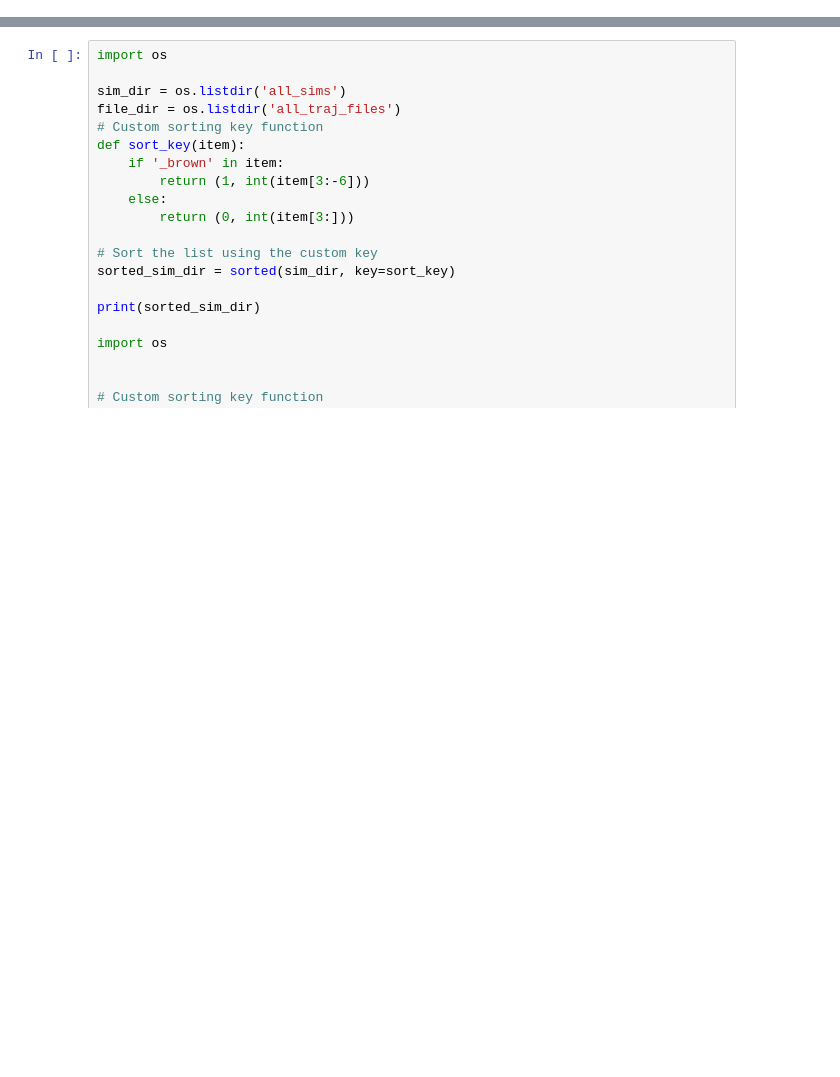
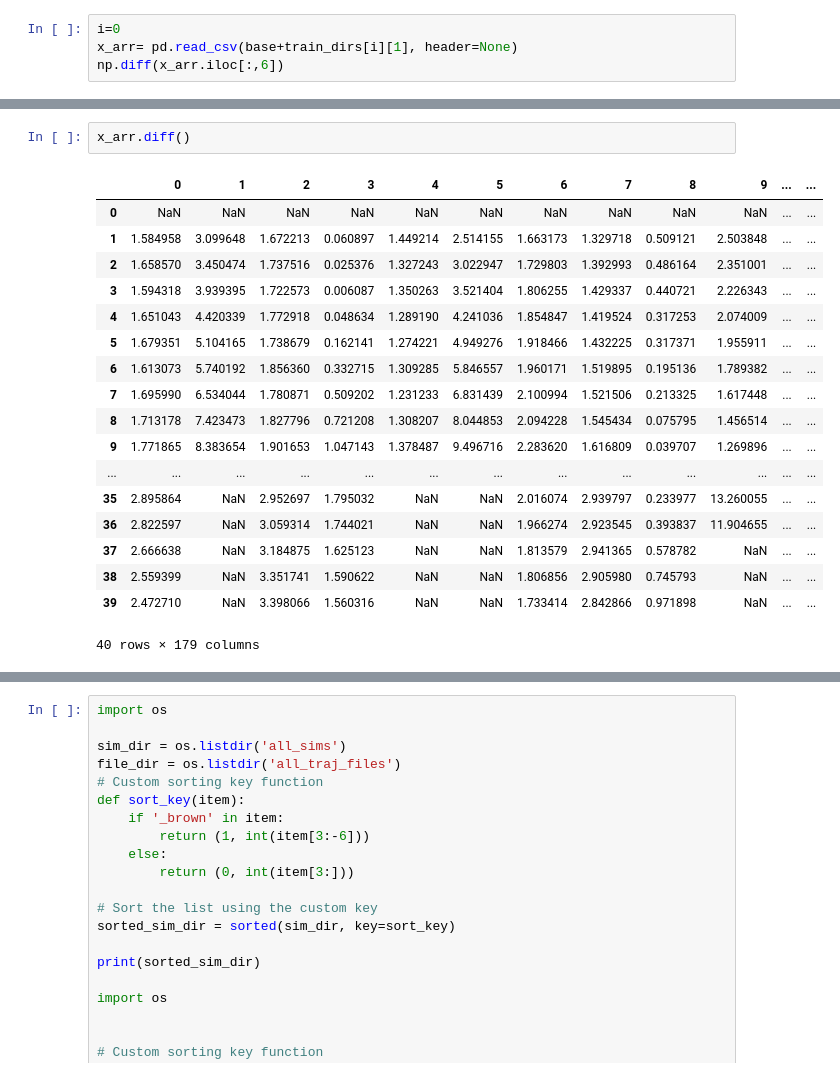
Before and after one commit to mberghouse/DeepTrackStat, a Jupyter notebook: Angle-distribution-NN.ipynb, the cells around one changed output, grey strips where cells are left out. Saved outputs shown, nothing was run; the diff lists cells and outputs as text; blank space fills up the shorter version.

```diff
--- a/Angle-distribution-NN.ipynb
+++ b/Angle-distribution-NN.ipynb
@@ -0,0 +110,4 @@
+# %%
+i=0
+x_arr= pd.read_csv(base+train_dirs[i][1], header=None)
+np.diff(x_arr.iloc[:,6])
@@ -0,0 +123,21 @@
+# %%
+x_arr.diff()
+# %% [output]
+|  | 0 | 1 | 2 | 3 | 4 | 5 | 6 | 7 | 8 | 9 | ... | ... |
+| 0 | NaN | NaN | NaN | NaN | NaN | NaN | NaN | NaN | NaN | NaN | ... | ... |
+| 1 | 1.584958 | 3.099648 | 1.672213 | 0.060897 | 1.449214 | 2.514155 | 1.663173 | 1.329718 | 0.509121 | 2.503848 | ... | ... |
+| 2 | 1.658570 | 3.450474 | 1.737516 | 0.025376 | 1.327243 | 3.022947 | 1.729803 | 1.392993 | 0.486164 | 2.351001 | ... | ... |
+| 3 | 1.594318 | 3.939395 | 1.722573 | 0.006087 | 1.350263 | 3.521404 | 1.806255 | 1.429337 | 0.440721 | 2.226343 | ... | ... |
+| 4 | 1.651043 | 4.420339 | 1.772918 | 0.048634 | 1.289190 | 4.241036 | 1.854847 | 1.419524 | 0.317253 | 2.074009 | ... | ... |
+| 5 | 1.679351 | 5.104165 | 1.738679 | 0.162141 | 1.274221 | 4.949276 | 1.918466 | 1.432225 | 0.317371 | 1.955911 | ... | ... |
+| 6 | 1.613073 | 5.740192 | 1.856360 | 0.332715 | 1.309285 | 5.846557 | 1.960171 | 1.519895 | 0.195136 | 1.789382 | ... | ... |
+| 7 | 1.695990 | 6.534044 | 1.780871 | 0.509202 | 1.231233 | 6.831439 | 2.100994 | 1.521506 | 0.213325 | 1.617448 | ... | ... |
+| 8 | 1.713178 | 7.423473 | 1.827796 | 0.721208 | 1.308207 | 8.044853 | 2.094228 | 1.545434 | 0.075795 | 1.456514 | ... | ... |
+| 9 | 1.771865 | 8.383654 | 1.901653 | 1.047143 | 1.378487 | 9.496716 | 2.283620 | 1.616809 | 0.039707 | 1.269896 | ... | ... |
+| ... | ... | ... | ... | ... | ... | ... | ... | ... | ... | ... | ... | ... |
+| 35 | 2.895864 | NaN | 2.952697 | 1.795032 | NaN | NaN | 2.016074 | 2.939797 | 0.233977 | 13.260055 | ... | ... |
+| 36 | 2.822597 | NaN | 3.059314 | 1.744021 | NaN | NaN | 1.966274 | 2.923545 | 0.393837 | 11.904655 | ... | ... |
+| 37 | 2.666638 | NaN | 3.184875 | 1.625123 | NaN | NaN | 1.813579 | 2.941365 | 0.578782 | NaN | ... | ... |
+| 38 | 2.559399 | NaN | 3.351741 | 1.590622 | NaN | NaN | 1.806856 | 2.905980 | 0.745793 | NaN | ... | ... |
+| 39 | 2.472710 | NaN | 3.398066 | 1.560316 | NaN | NaN | 1.733414 | 2.842866 | 0.971898 | NaN | ... | ... |
+40 rows × 179 columns
```
Also changed, not shown: parts of 10 cells of this notebook, 3 other files.
